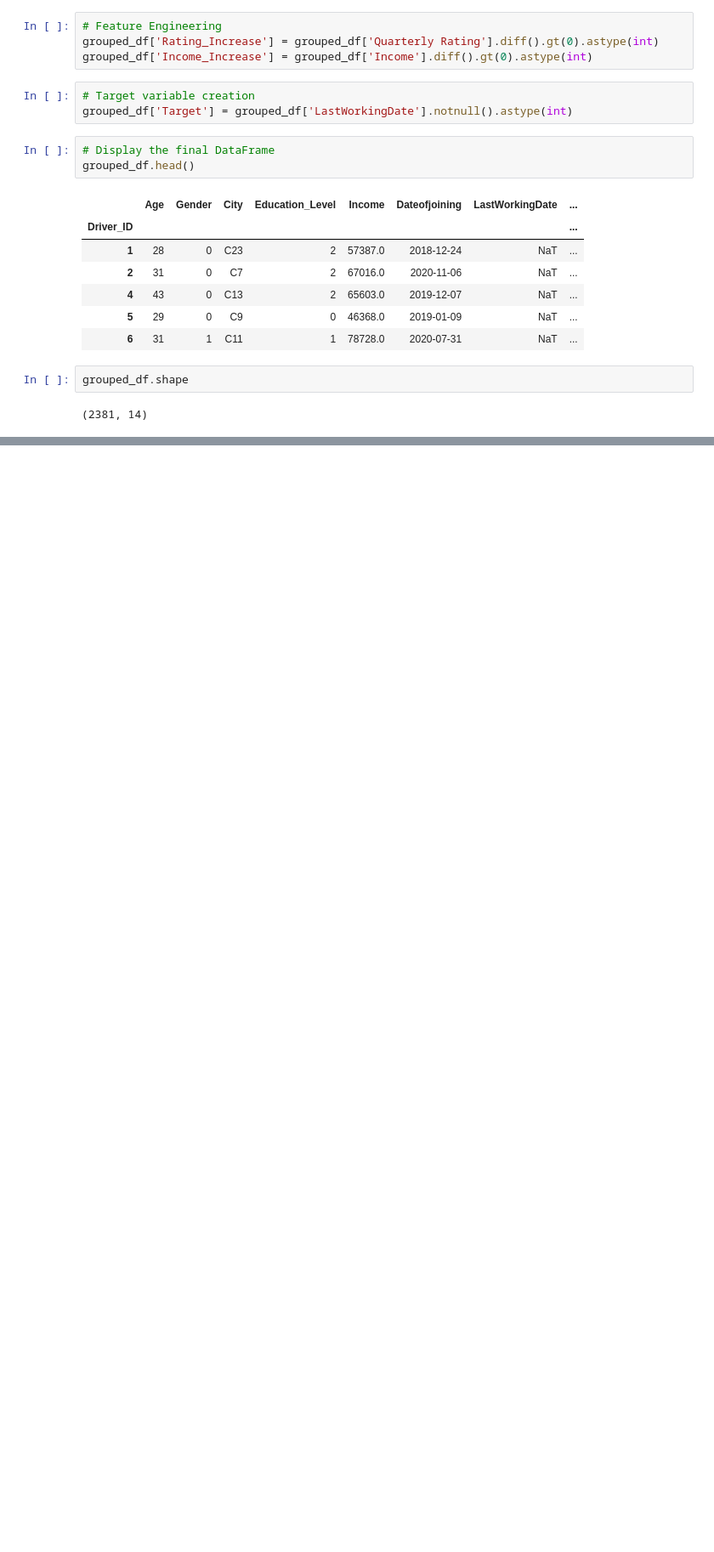
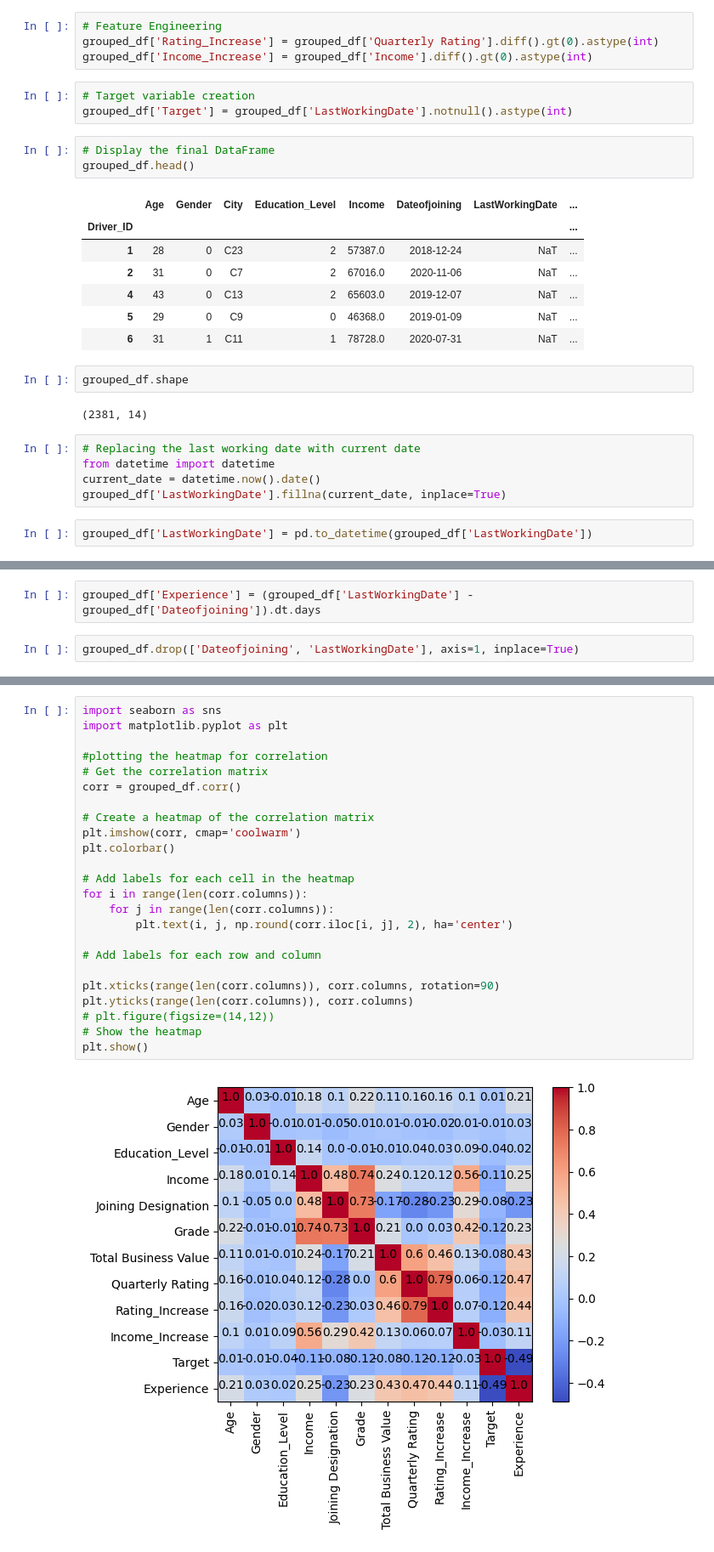
Before and after one commit to pradeepvaranasi/RideSharing_riderAttrition_casestudy, a Jupyter notebook: RideSharing_Casestudy_EnsembleLearning.ipynb, the cells around one changed output, grey strips where cells are left out. Shown: that part at 85% size. Drawn from its saved outputs; the diff is of its cells as text; blank space fills up the shorter version.

```diff
--- a/RideSharing_Casestudy_EnsembleLearning.ipynb
+++ b/RideSharing_Casestudy_EnsembleLearning.ipynb
@@ -217,3 +224,10 @@ grouped_df.head()
 grouped_df.shape
 # %% [output]
 (2381, 14)
+# %%
+# Replacing the last working date with current date
+from datetime import datetime
+current_date = datetime.now().date()
+grouped_df['LastWorkingDate'].fillna(current_date, inplace=True)
+# %%
+grouped_df['LastWorkingDate'] = pd.to_datetime(grouped_df['LastWorkingDate'])
@@ -219,0 +254,4 @@ grouped_df.shape
+# %%
+grouped_df['Experience'] = (grouped_df['LastWorkingDate'] - grouped_df['Dateofjoining']).dt.days
+# %%
+grouped_df.drop(['Dateofjoining', 'LastWorkingDate'], axis=1, inplace=True)
@@ -219,0 +303,26 @@ grouped_df.shape
+# %%
+import seaborn as sns
+import matplotlib.pyplot as plt
+
+#plotting the heatmap for correlation
+# Get the correlation matrix
+corr = grouped_df.corr()
+
+# Create a heatmap of the correlation matrix
+plt.imshow(corr, cmap='coolwarm')
+plt.colorbar()
+
+# Add labels for each cell in the heatmap
+for i in range(len(corr.columns)):
+    for j in range(len(corr.columns)):
+        plt.text(i, j, np.round(corr.iloc[i, j], 2), ha='center')
+
+# Add labels for each row and column
+
+plt.xticks(range(len(corr.columns)), corr.columns, rotation=90)
+plt.yticks(range(len(corr.columns)), corr.columns)
+# plt.figure(figsize=(14,12))
+# Show the heatmap
+plt.show()
+# %% [output]
+[figure, added]
```
Also changed, not shown: parts of 5 cells of this notebook.
